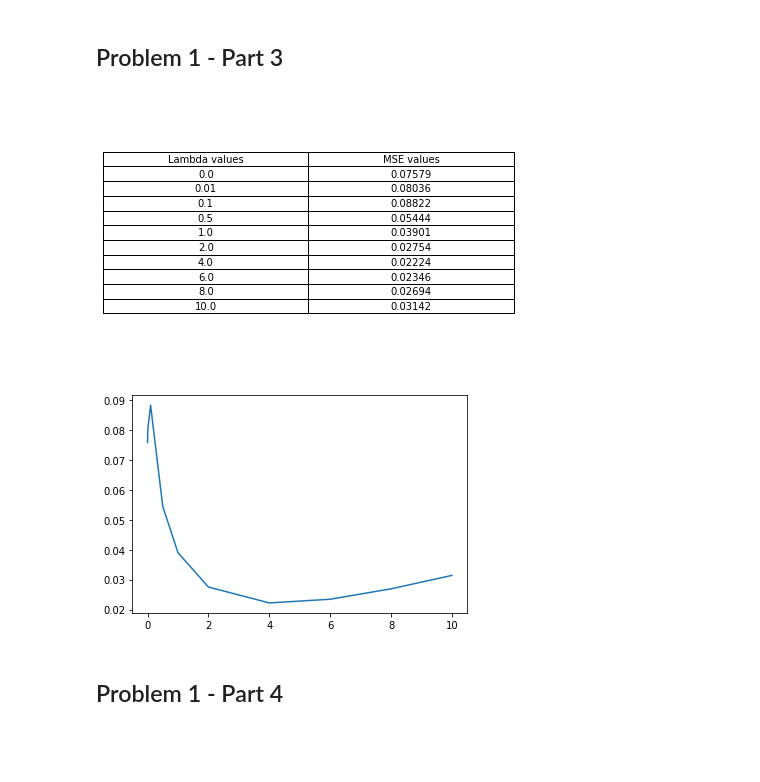
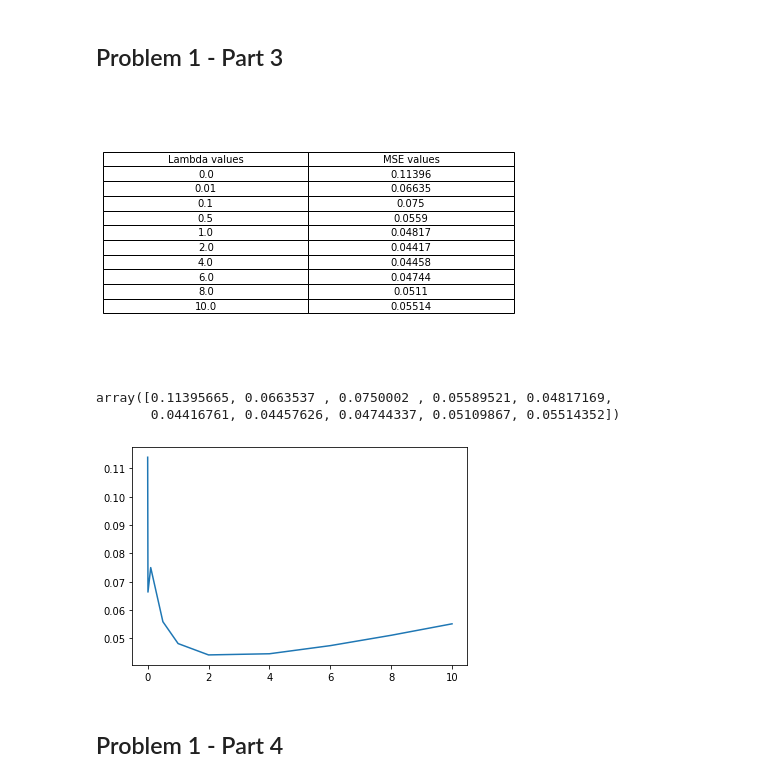
Before and after one commit to PiStefania/Machine_Learning_Exercises, a Jupyter notebook: Ex1_rou.ipynb, the cells around one changed output. Saved outputs shown, nothing was run; the diff lists cells and outputs as text; code cells hidden in the pictures; blank space fills up the shorter version.

```diff
--- a/Ex1_rou.ipynb
+++ b/Ex1_rou.ipynb
@@ -34,7 +36,7 @@ def least_squares(X, y):
     return theta
 
 def ridge_regression(X, y, lamda):
-    theta = np.linalg.inv(X.T @ X + lamda * I) @ X.T @ y
+    theta = inv(X.T @ X + lamda * I) @ X.T @ y
     return theta
 
 def mse(real, test):
@@ -164,10 +171,16 @@ ax.table(cellText=df.values, colLabels=df.columns, loc='center', cellLoc='center
 fig.tight_layout()
 plt.show()
 # %% [output]
-[figure, old version]
+[figure, new version]
+# %%
+lamda_mse
+# %% [output]
+array([0.11395665, 0.0663537 , 0.0750002 , 0.05589521, 0.04817169,
+       0.04416761, 0.04457626, 0.04744337, 0.05109867, 0.05514352])
 # %%
-ax = plt.plot(lamda_tests, lamda_mse)
+plt.plot(lamda_tests, lamda_mse)
+plt.show()
 # %% [output]
-[figure, old version]
+[figure, new version]
 # %% [markdown]
 ## Problem 1 - Part 4
```
Also changed, not shown: parts of 26 cells of this notebook.
